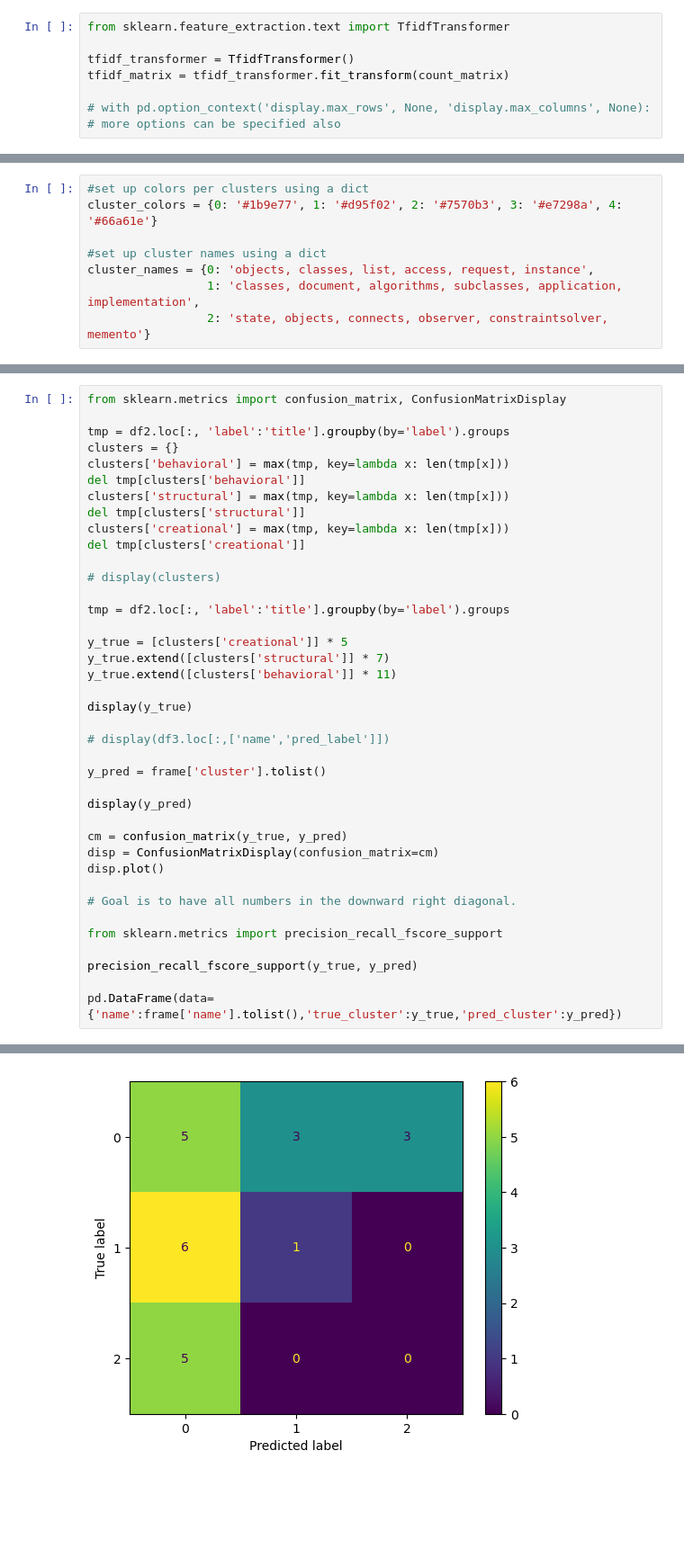
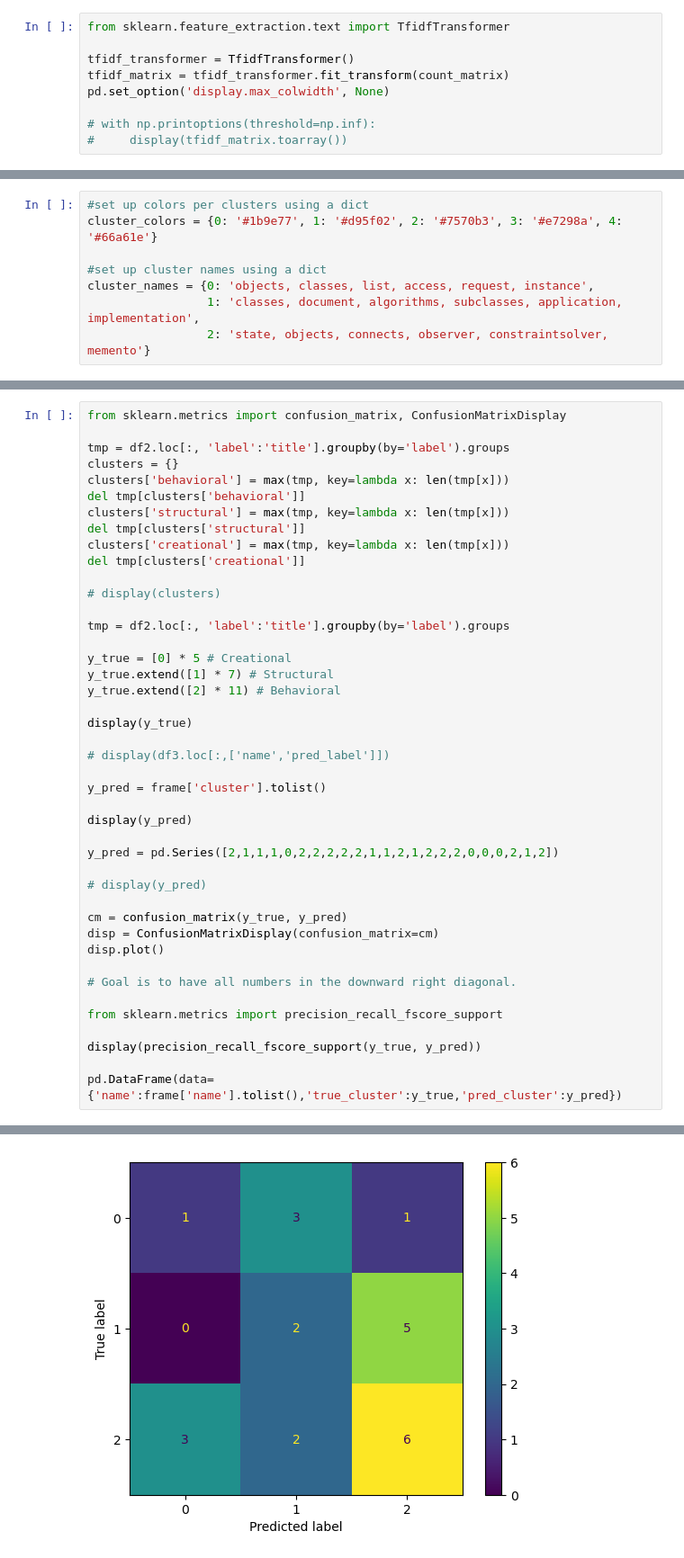
Before and after one commit to RETprojects/SWENG480-Team21, a Jupyter notebook: ml/gof-problem-domain.ipynb, the cells around one changed output, grey strips where cells are left out. Shown: that part at 90% size. Drawn from its saved outputs; the diff is of its cells as text; blank space fills up the shorter version.

```diff
--- a/ml/gof-problem-domain.ipynb
+++ b/ml/gof-problem-domain.ipynb
@@ -255,8 +274,10 @@ from sklearn.feature_extraction.text import TfidfTransformer
 
 tfidf_transformer = TfidfTransformer()
 tfidf_matrix = tfidf_transformer.fit_transform(count_matrix)
+pd.set_option('display.max_colwidth', None)
 
-# with pd.option_context('display.max_rows', None, 'display.max_columns', None):  # more options can be specified also
+# with np.printoptions(threshold=np.inf):
+#     display(tfidf_matrix.toarray())
 # %%
 terms = count_vectorizer.get_feature_names_out()
 
@@ -487,9 +539,9 @@ del tmp[clusters['creational']]
 
 tmp = df2.loc[:, 'label':'title'].groupby(by='label').groups
 
-y_true = [clusters['creational']] * 5
-y_true.extend([clusters['structural']] * 7)
-y_true.extend([clusters['behavioral']] * 11)
+y_true = [0] * 5 # Creational
+y_true.extend([1] * 7) # Structural
+y_true.extend([2] * 11) # Behavioral
 
 display(y_true)
 
@@ -499,6 +551,10 @@ y_pred = frame['cluster'].tolist()
 
 display(y_pred)
 
+y_pred = pd.Series([2,1,1,1,0,2,2,2,2,2,1,1,2,1,2,2,2,0,0,0,2,1,2])
+
+# display(y_pred)
+
 cm = confusion_matrix(y_true, y_pred)
 disp = ConfusionMatrixDisplay(confusion_matrix=cm)
 disp.plot()
@@ -507,7 +563,7 @@ disp.plot()
 
 from sklearn.metrics import precision_recall_fscore_support
 
-precision_recall_fscore_support(y_true, y_pred)
+display(precision_recall_fscore_support(y_true, y_pred))
 
 pd.DataFrame(data={'name':frame['name'].tolist(),'true_cluster':y_true,'pred_cluster':y_pred})
 # %% [output]
@@ -533 +593 @@ pd.DataFrame(data={'name':frame['name'].tolist(),'true_cluster':y_true,'pred_clu
-[figure, old version]
+[figure, new version]
```
Also changed, not shown: parts of 8 cells of this notebook.
